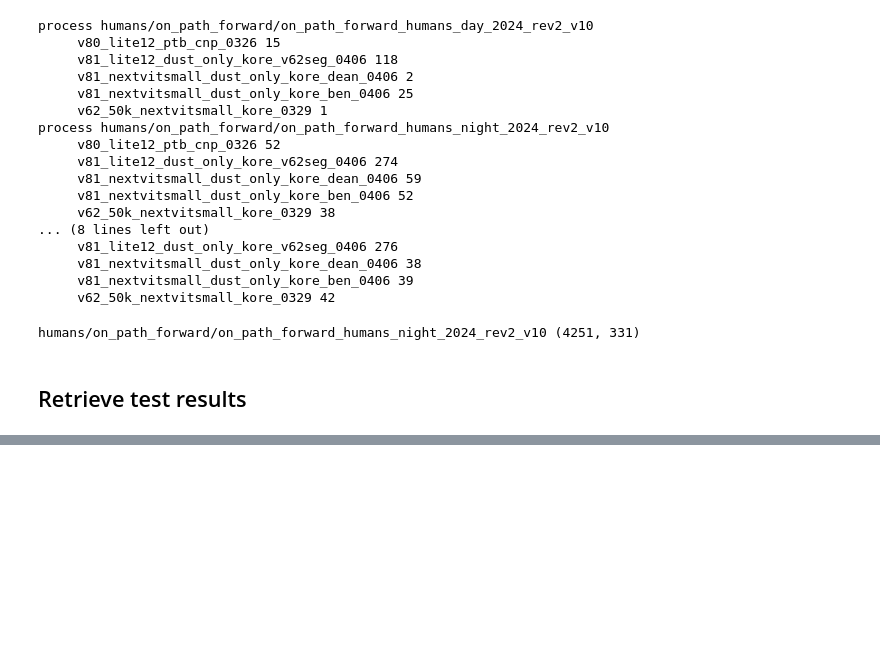
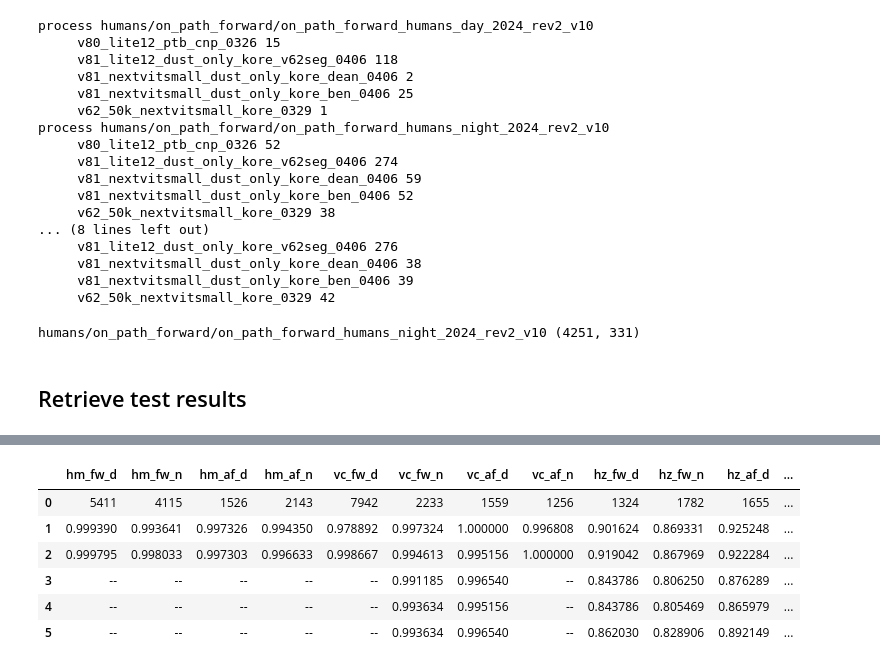
Before and after one commit to liyubrt/notebooks, a Jupyter notebook: check_model_output.ipynb, the cells around one changed output, grey strips where cells are left out. Cells and saved outputs as stored; diff of their text form; code cells hidden in the pictures; blank space fills up the shorter version.

Commit message:
add dataset image count in model outputs df; query on bag_name; file reorg

```diff
--- a/check_model_output.ipynb
+++ b/check_model_output.ipynb
@@ -853,50 +853,70 @@ for i, row in sub_df.iterrows():
 ## Retrieve test results
 # %%
 def get_result(result_txt, result_key='recall_image'):
+    result = 0.0
+    img_cnt = 0
+    state_keys = ['true_positive', 'true_negative', 'false_positive', 'false_negative']
     with open(result_txt, 'r') as f:
         lines = f.readlines()
         for line in lines:
             if line.startswith(result_key):
-                return float(line.split(': ')[1])
+                result = float(line.split(': ')[1])
+            for state in state_keys:
+                if line.startswith(state):
+                    img_cnt += int(line.split(': ')[1])
+    return img_cnt, result
 # %%
 pred_dir = '/data/jupiter/li.yu/exps/driveable_terrain_model'
 models = [
     'v81_nextvitsmall_dust_only_kore_ben_0418',
+    'ds_v8_1_nextvit_small_openimages_using_random_val_50k_rev1_rev2_lying_down_sitting_2x_lower_airborne_birds_lower_msl_d',
     # 'v81_80k_nextvitsmall_cnp_kore_0417',
     # 'v81_80k_nextvitsmall_nightsmallhuman2_kore_0418',
     # 'v81_80k_nextvitsmall_nightsmallhuman2daysmall12_kore_0418',
-    # 'ds_v8_1_nextvit_small_openimages_using_random_val_50k_rev1_rev2_lying_down_sitting_5x_lower_airborne',
-    'ds_v8_1_nextvit_small_openimages_using_random_val_50k_rev1_rev2_lying_down_sitting_2x_lower_airborne_birds_lower_msl_d',
-    # 'ds_v8_1_nextvit_small_openimages_using_random_val_50k_rev1_rev2_lying_down_sitting_2x_lower_airborne_birds',
-    # 'ds_v8_1_nextvit_small_openimages_using_random_val_50k_rev1_rev2_lying_down_sitting_2x_lower_airborne',
-    # 'ds_v8_1_nextvit_small_openimages_using_random_val_50k_rev1_rev2_lying_down_sitting_50_epochs',
-    # 'ds_v8_1_nextvit_small_openimages_using_random_val_50k_rev1_rev2_lying_down_sitting_8x_lower_driveable_5x_higher_human_vehicle',
-    # 'ds_v8_1_nextvit_small_openimages_using_random_val_50k_rev1_rev2_lying_down_sitting_8x_lower_driveable',
+    'v81_80k_maxfov_kore_0423',
+    'v81_80k_maxfov_iwtv_kore_0423',
+    'v81_80k_maxfov_iwtv_msl1_kore_0423',
 ]
 datasets = [
-    "humans/on_path_forward/on_path_forward_humans_day_2024_rev2_v10",
-    "humans/on_path_forward/on_path_forward_humans_night_2024_rev2_v10",
-    "humans/on_path_aft/on_path_aft_humans_day_2024_rev2_v9",
-    "humans/on_path_aft/on_path_aft_humans_night_2024_rev2_v10",
-    "vehicles/on_path_forward/on_path_forward_vehicles_day_2024_rev2_v9",
+    # "humans/on_path_forward/on_path_forward_humans_day_2024_rev2_v10",
+    # "humans/on_path_forward/on_path_forward_humans_night_2024_rev2_v10",
+    # "humans/on_path_aft/on_path_aft_humans_day_2024_rev2_v9",
+    # "humans/on_path_aft/on_path_aft_humans_night_2024_rev2_v10",
+    "humans/on_path_forward/on_path_forward_humans_day_2024_rev2_v11",
+    "humans/on_path_forward/on_path_forward_humans_night_2024_rev2_v11",
+    "humans/on_path_aft/on_path_aft_humans_day_2024_rev2_v11",
+    "humans/on_path_aft/on_path_aft_humans_night_2024_rev2_v11",
+    # "vehicles/on_path_forward/on_path_forward_vehicles_day_2024_rev2_v9",
+    "vehicles/on_path_forward/on_path_forward_vehicles_day_2024_rev2_v10",
     "vehicles/on_path_forward/on_path_forward_vehicle_night_2024_rev2_v8",
     "vehicles/on_path_aft/on_path_aft_vehicle_day_2024_rev2_v6",
-    "vehicles/on_path_aft/on_path_aft_vehicle_night_2024_rev2_v7",
+    # "vehicles/on_path_aft/on_path_aft_vehicle_night_2024_rev2_v7",
+    "vehicles/on_path_aft/on_path_aft_vehicle_night_2024_rev2_v8",
     "hazards/on_path_forward/on_path_forward_hazards_day_2024_rev2_v4",
     "hazards/on_path_forward/on_path_forward_hazards_night_2024_rev2_v5",
     "hazards/on_path_aft/on_path_aft_hazards_day_2024_rev2_v5",
     "hazards/on_path_aft/on_path_aft_hazards_night_2024_rev2_v5",
 ]
 suffix = '_alleysson_depth0417'
-datasets = [dataset+suffix for dataset in datasets]
+# datasets = [dataset+suffix for dataset in datasets]
+model_dataset_suffix = ['', suffix, suffix, suffix, suffix]
 
 # read and print results
-for model in models:
-    print(model)
-    for dataset in datasets:
-        result_txt = os.path.join(pred_dir, model, dataset, 'results.txt')
+columns = ['hm_fw_d', 'hm_fw_n', 'hm_af_d', 'hm_af_n', 'vc_fw_d', 'vc_fw_n', 'vc_af_d', 'vc_af_n', 'hz_fw_d', 'hz_fw_n', 'hz_af_d', 'hz_af_n', 'model']
+res_d = {c: [0,] for c in columns}
+res_d['model'][0] = '# image'
+for model, suffix in zip(models, model_dataset_suffix):
+    # print(model)
+    res_d['model'].append(model)
+    for i, dataset in enumerate(datasets):
+        result_txt = os.path.join(pred_dir, model, dataset+suffix, 'results.txt')
         if not os.path.isfile(result_txt):
-            continue
-        result = get_result(result_txt, result_key='recall_image')
-        print(f'    {result:.6f}: {dataset}')
+            res_d[columns[i]].append('--')
+        else:
+            img_cnt, result = get_result(result_txt, result_key='recall_image')
+            # print(f'    {result:.6f}: {dataset+suffix}')
+            res_d[columns[i]][0] = img_cnt
+            res_d[columns[i]].append(f'{result:.6f}')
+res_df = pd.DataFrame(data=res_d)
+res_df
 # %% [output]
@@ -916,0 +923,7 @@ ds_v8_1_nextvit_small_openimages_using_random_val_50k_rev1_rev2_lying_down_sitti
+|  | hm_fw_d | hm_fw_n | hm_af_d | hm_af_n | vc_fw_d | vc_fw_n | vc_af_d | vc_af_n | hz_fw_d | hz_fw_n | hz_af_d | ... |
+| 0 | 5411 | 4115 | 1526 | 2143 | 7942 | 2233 | 1559 | 1256 | 1324 | 1782 | 1655 | ... |
+| 1 | 0.999390 | 0.993641 | 0.997326 | 0.994350 | 0.978892 | 0.997324 | 1.000000 | 0.996808 | 0.901624 | 0.869331 | 0.925248 | ... |
+| 2 | 0.999795 | 0.998033 | 0.997303 | 0.996633 | 0.998667 | 0.994613 | 0.995156 | 1.000000 | 0.919042 | 0.867969 | 0.922284 | ... |
+| 3 | -- | -- | -- | -- | -- | 0.991185 | 0.996540 | -- | 0.843786 | 0.806250 | 0.876289 | ... |
+| 4 | -- | -- | -- | -- | -- | 0.993634 | 0.995156 | -- | 0.843786 | 0.805469 | 0.865979 | ... |
+| 5 | -- | -- | -- | -- | -- | 0.993634 | 0.996540 | -- | 0.862030 | 0.828906 | 0.892149 | ... |
```
Also changed, not shown: parts of 1 cell of this notebook, 4 other files.
